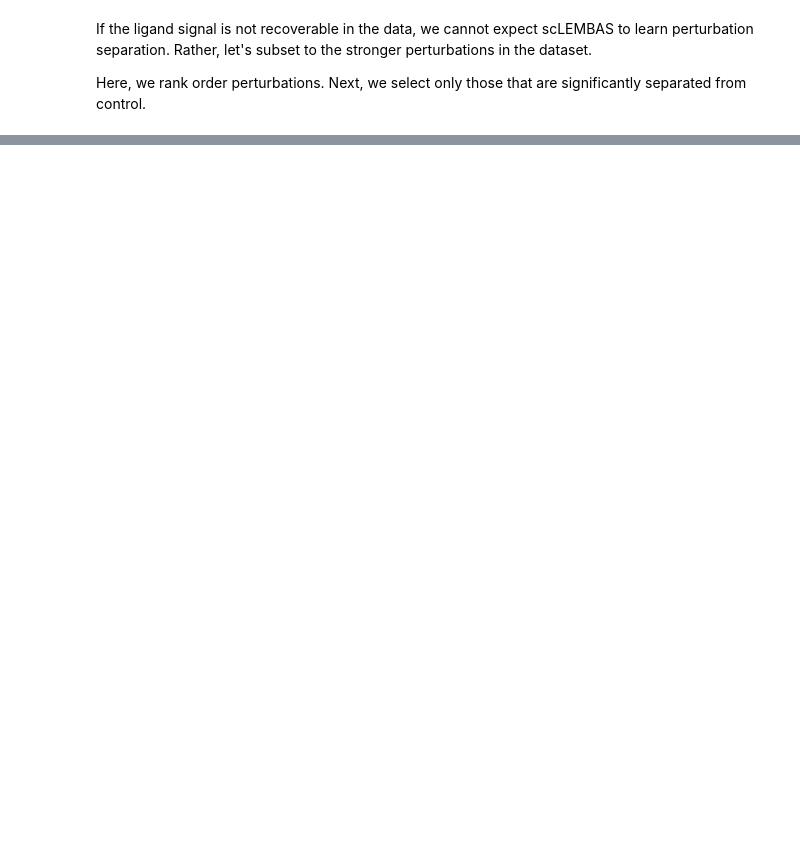
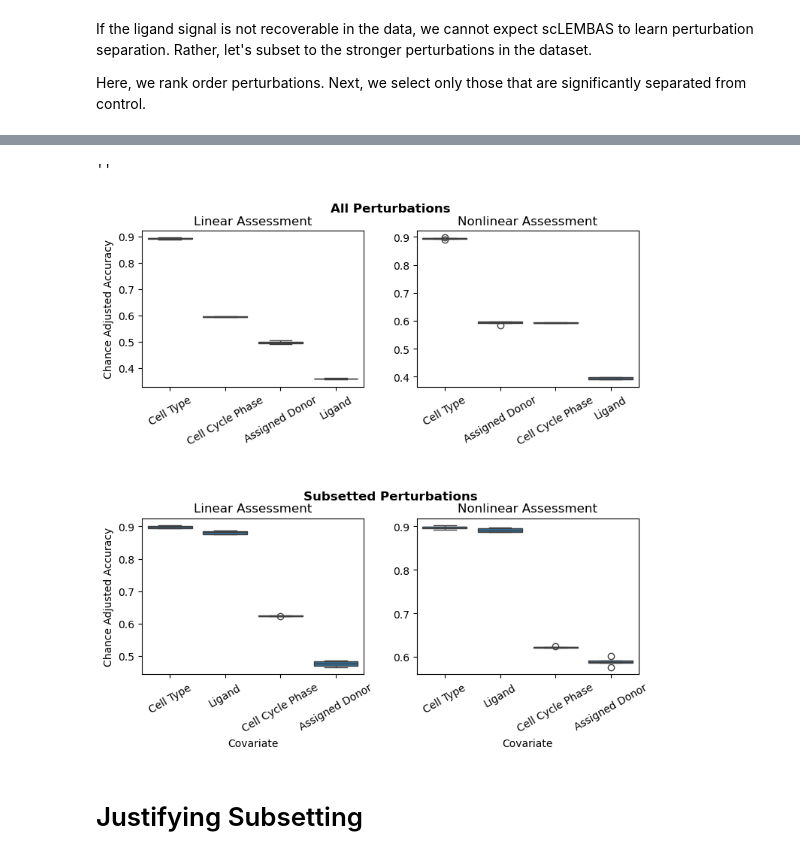
Before and after one commit to hmbaghdassarian/scLEMBAS, a Jupyter notebook: notebooks/McCauley_2024/02_subset_perturbations.ipynb, the cells around one changed output, grey strips where cells are left out. Drawn from its saved outputs; the diff is of its cells as text; code cells hidden in the pictures; blank space fills up the shorter version.

```diff
--- a/notebooks/McCauley_2024/02_subset_perturbations.ipynb
+++ b/notebooks/McCauley_2024/02_subset_perturbations.ipynb
@@ -36,5 +38,5 @@ os.environ["NUMEXPR_NUM_THREADS"] = '1'
 # %%
-tf_adata = io.read_tfad(os.path.join(data_path, 'interim', author + '_tf_activity_all.h5ad'))
+tf_adata = io.read_tfad(os.path.join(data_path, 'interim', author + '_tf_activity_all_withls.h5ad'))
 # %%
 cat_col = 'cell_type'
 pert_col = 'ligand'
@@ -172,0 +322,49 @@ io.write_tfad(tf_adata,
+# %%
+cv_df_pca_global_all = pd.read_csv(
+    os.path.join(data_path, 'interim', author + '_latent_association_pcaglobal_pc_associations.csv'),
+    index_col = 0
+)
+cv_globals = {
+    'All Perturbations': cv_df_pca_global_all,
+    'Subsetted Perturbations': cv_df_pca_global_subsetted
+             }
+# %%
+fig, ax = plt.subplots(ncols = 2, nrows = 2, figsize = (8, 8))
+
+for i, (data_type, cv_global) in enumerate(cv_globals.items()):
+    row_ax = fig.add_subplot(2, 1, i + 1, frame_on=False)
+    row_ax.set_title(data_type, fontsize=12, fontweight='bold', pad=18)
+    row_ax.tick_params(labelcolor='none', top=False, bottom=False, left=False, right=False)
+    row_ax.grid(False)
+    for j, model_type in enumerate(cv_global.model_type.unique()):
+        viz_df = cv_global[cv_global.model_type == model_type]
+        viz_df = viz_df[['fold', 'model_type'] + [col for col in viz_df.columns if col.endswith(comparison_metric)]]
+        viz_df.columns = [col if not col.endswith(comparison_metric) else col.split(comparison_metric)[0] for col in viz_df.columns]
+        viz_df = viz_df.drop(columns = ['model_type']).melt(id_vars = 'fold', var_name = 'covariate', value_name = 'score')
+
+        x_order = viz_df.groupby('covariate')['score'].median().sort_values(ascending = False).index.tolist()
+        viz_df.covariate = pd.Categorical(viz_df.covariate, ordered = True, categories = x_order)
+        viz_df.covariate = viz_df.covariate.apply(lambda x: ' '.join([x_.capitalize() for x_ in x[:-1].split('_')]))
+
+
+        viz_df.covariate = viz_df.covariate.replace('Phase', 'Cell Cycle Phase')
+
+        sns.boxplot(data = viz_df, x = 'covariate', y = 'score', ax = ax[i,j])
+        for label in ax[i,j].get_xticklabels():
+            label.set_rotation(30)
+
+
+        ax[i,j].set_xlabel('Covariate') if i == 1 else ax[i,j].set_xlabel('')
+        ax[i,j].set_ylabel('Chance Adjusted Accuracy') if j == 0 else ax[i,j].set_ylabel('')
+        ax[i,j].set_title(model_type.capitalize() + ' Assessment') #if i == 0 else ax[i,j].set_title('')
+
+fig.tight_layout()
+fig.savefig(os.path.join(data_path, 'figures', author + '_TF_ls_quantification_comparison_subsets.png'),
+            dpi=300, bbox_inches="tight")
+
+;
+# %% [output]
+''
+[figure, added]
+# %% [markdown]
+# Justifying Subsetting
```
Also changed, not shown: parts of 35 cells of this notebook, 12 other files.
